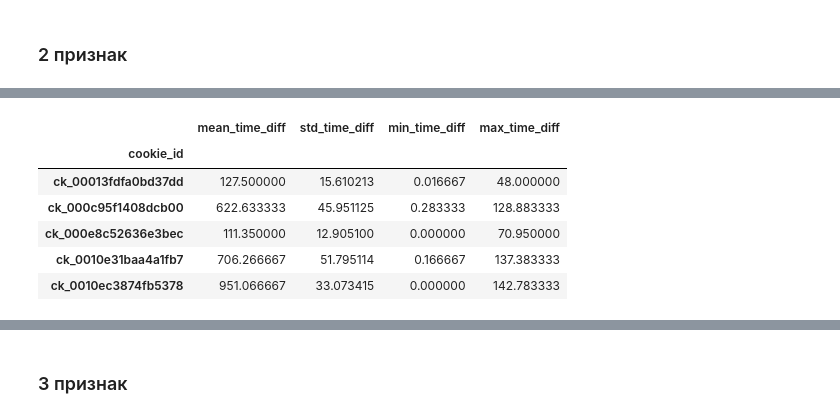
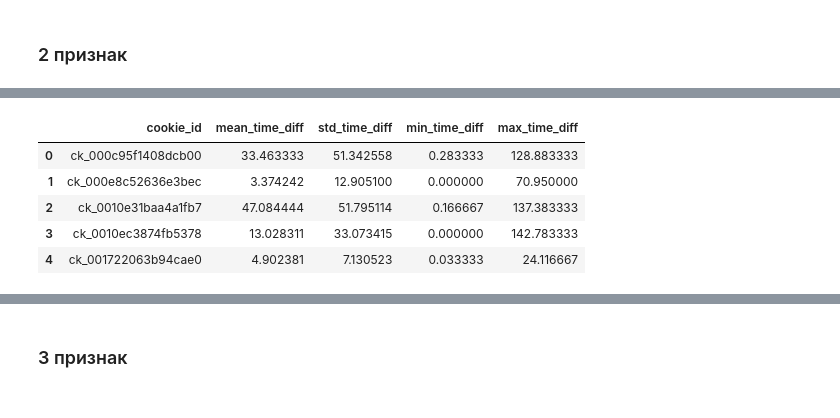
Before and after one commit to Awesomnaty/Avito_Bootcamp_ML, a Jupyter notebook: main.ipynb, the cells around one changed output, grey strips where cells are left out. Drawn from its saved outputs; the diff is of its cells as text; code cells hidden in the pictures.

```diff
--- a/main.ipynb
+++ b/main.ipynb
@@ -254,3 +254,3 @@ events.groupby("cookie_id").agg(
 # %%
-events_sort = events.sort_values(['cookie_id', 'event_ts'])
+events_sort = ev_tr.sort_values(['cookie_id', 'event_ts'])
 # %%
@@ -266,18 +266,17 @@ events_sort.head()
 # %%
-time_diff = events_sort.groupby("cookie_id").agg(
-    mean_time_diff=("time_diff", "sum"),
-    std_time_diff=("time_diff", "std"),
-    min_time_diff=("time_diff", "min"),
-    max_time_diff=("time_diff", "max"))
+time_diff = events_sort.groupby('cookie_id').agg(
+    mean_time_diff=('time_diff', 'mean'),
+    std_time_diff=('time_diff', 'std'),
+    min_time_diff=('time_diff', 'min'),
+    max_time_diff=('time_diff', 'max')).reset_index()
 time_diff.head()
 # %% [output]
-|  | mean_time_diff | std_time_diff | min_time_diff | max_time_diff |
-| cookie_id |  |  |  |  |
-| ck_00013fdfa0bd37dd | 127.500000 | 15.610213 | 0.016667 | 48.000000 |
-| ck_000c95f1408dcb00 | 622.633333 | 45.951125 | 0.283333 | 128.883333 |
-| ck_000e8c52636e3bec | 111.350000 | 12.905100 | 0.000000 | 70.950000 |
-| ck_0010e31baa4a1fb7 | 706.266667 | 51.795114 | 0.166667 | 137.383333 |
-| ck_0010ec3874fb5378 | 951.066667 | 33.073415 | 0.000000 | 142.783333 |
+|  | cookie_id | mean_time_diff | std_time_diff | min_time_diff | max_time_diff |
+| 0 | ck_000c95f1408dcb00 | 33.463333 | 51.342558 | 0.283333 | 128.883333 |
+| 1 | ck_000e8c52636e3bec | 3.374242 | 12.905100 | 0.000000 | 70.950000 |
+| 2 | ck_0010e31baa4a1fb7 | 47.084444 | 51.795114 | 0.166667 | 137.383333 |
+| 3 | ck_0010ec3874fb5378 | 13.028311 | 33.073415 | 0.000000 | 142.783333 |
+| 4 | ck_001722063b94cae0 | 4.902381 | 7.130523 | 0.033333 | 24.116667 |
 # %%
 features = features_merge(features, time_diff)
 features.head()
```
Also changed, not shown: parts of 17 cells of this notebook.
